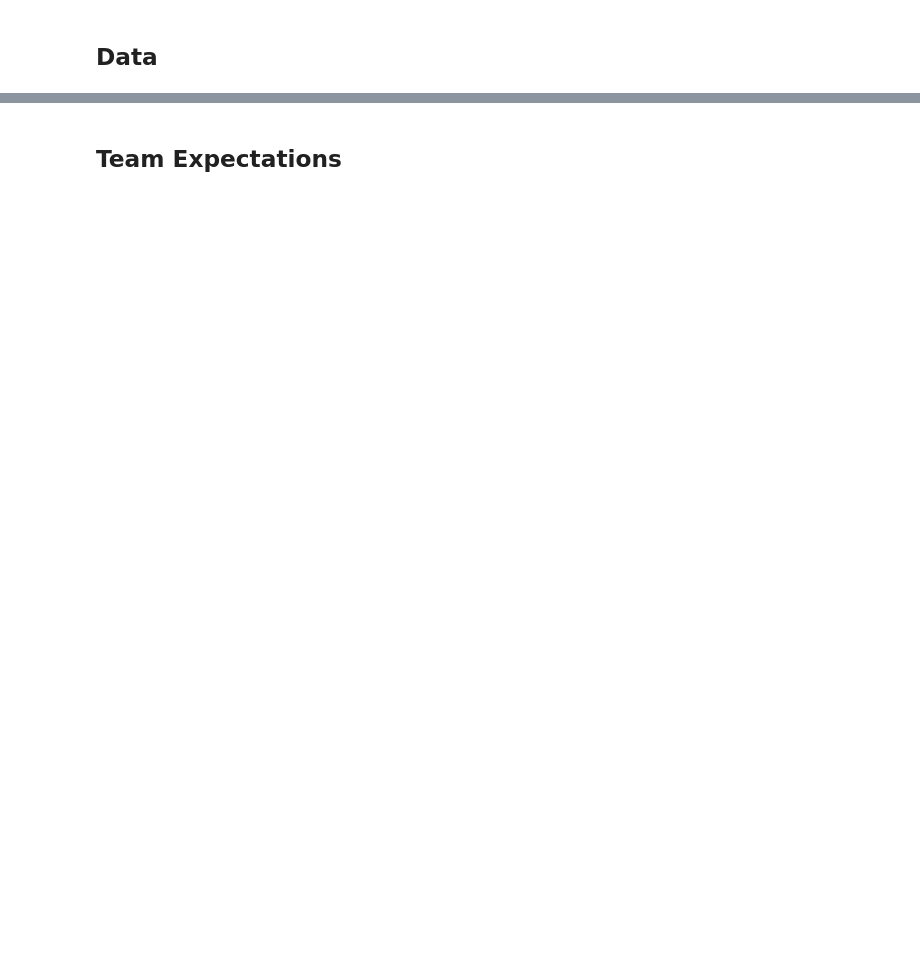
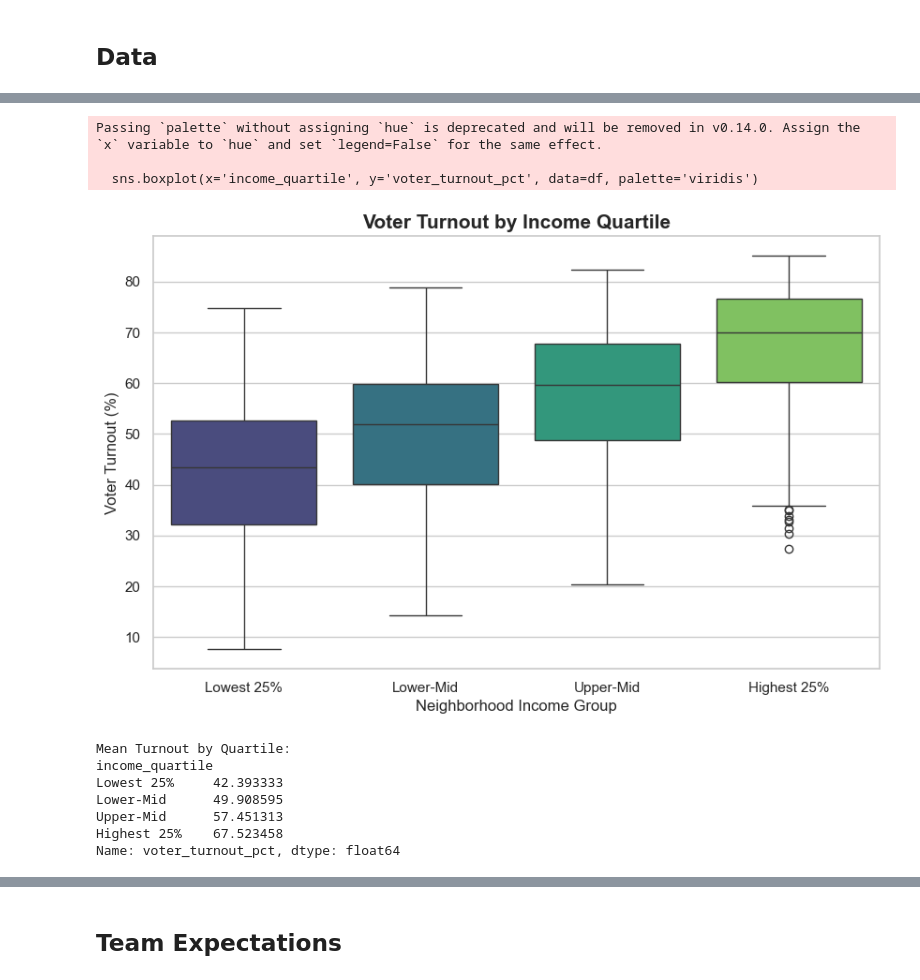
Before and after one commit to COGS108/Group141_WI26, a Jupyter notebook: 02-EDACheckpoint.ipynb, the cells around one changed output, grey strips where cells are left out. Drawn from its saved outputs; the diff is of its cells as text; code cells hidden in the pictures; blank space fills up the shorter version.

```diff
--- a/02-EDACheckpoint.ipynb
+++ b/02-EDACheckpoint.ipynb
@@ -133,0 +457,28 @@ Instructions: REPLACE the contents of this cell with your work, including any up
+# %%
+# Create Income Quartiles
+df['income_quartile'] = pd.qcut(df['median_household_income'], 4,
+                                labels=['Lowest 25%', 'Lower-Mid', 'Upper-Mid', 'Highest 25%'])
+
+plt.figure(figsize=(10, 6))
+sns.boxplot(x='income_quartile', y='voter_turnout_pct', data=df, palette='viridis')
+
+plt.title('Voter Turnout by Income Quartile', fontsize=15, fontweight='bold')
+plt.xlabel('Neighborhood Income Group')
+plt.ylabel('Voter Turnout (%)')
+plt.show()
+
+# Print the means for clarity
+print("Mean Turnout by Quartile:")
+print(df.groupby('income_quartile')['voter_turnout_pct'].mean())
+# %% [output]
+Passing `palette` without assigning `hue` is deprecated and will be removed in v0.14.0. Assign the `x` variable to `hue` and set `legend=False` for the same effect.
+
+  sns.boxplot(x='income_quartile', y='voter_turnout_pct', data=df, palette='viridis')
+[figure, added]
+Mean Turnout by Quartile:
+income_quartile
+Lowest 25%     42.393333
+Lower-Mid      49.908595
+Upper-Mid      57.451313
+Highest 25%    67.523458
+Name: voter_turnout_pct, dtype: float64
```
Also changed, not shown: parts of 40 cells of this notebook.
